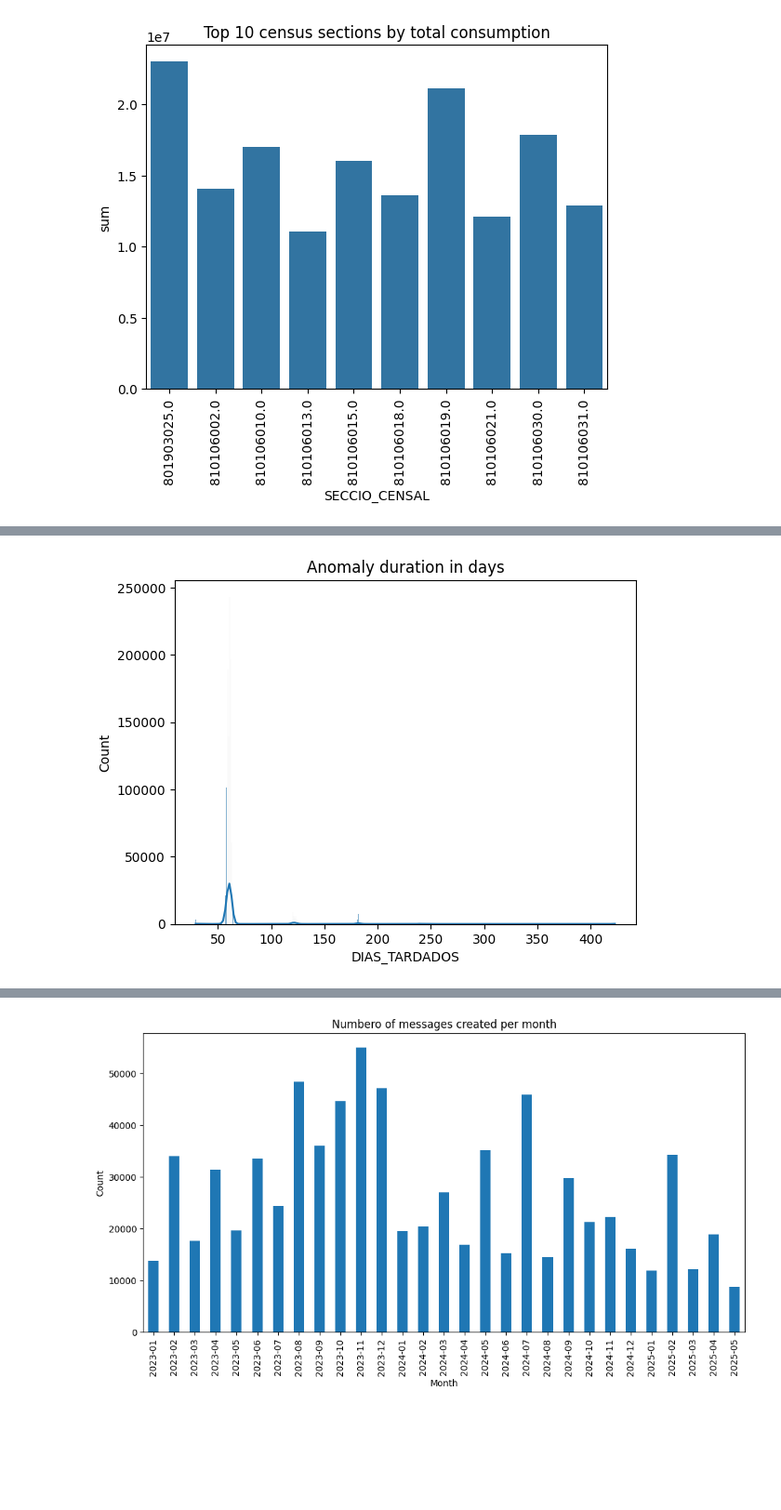
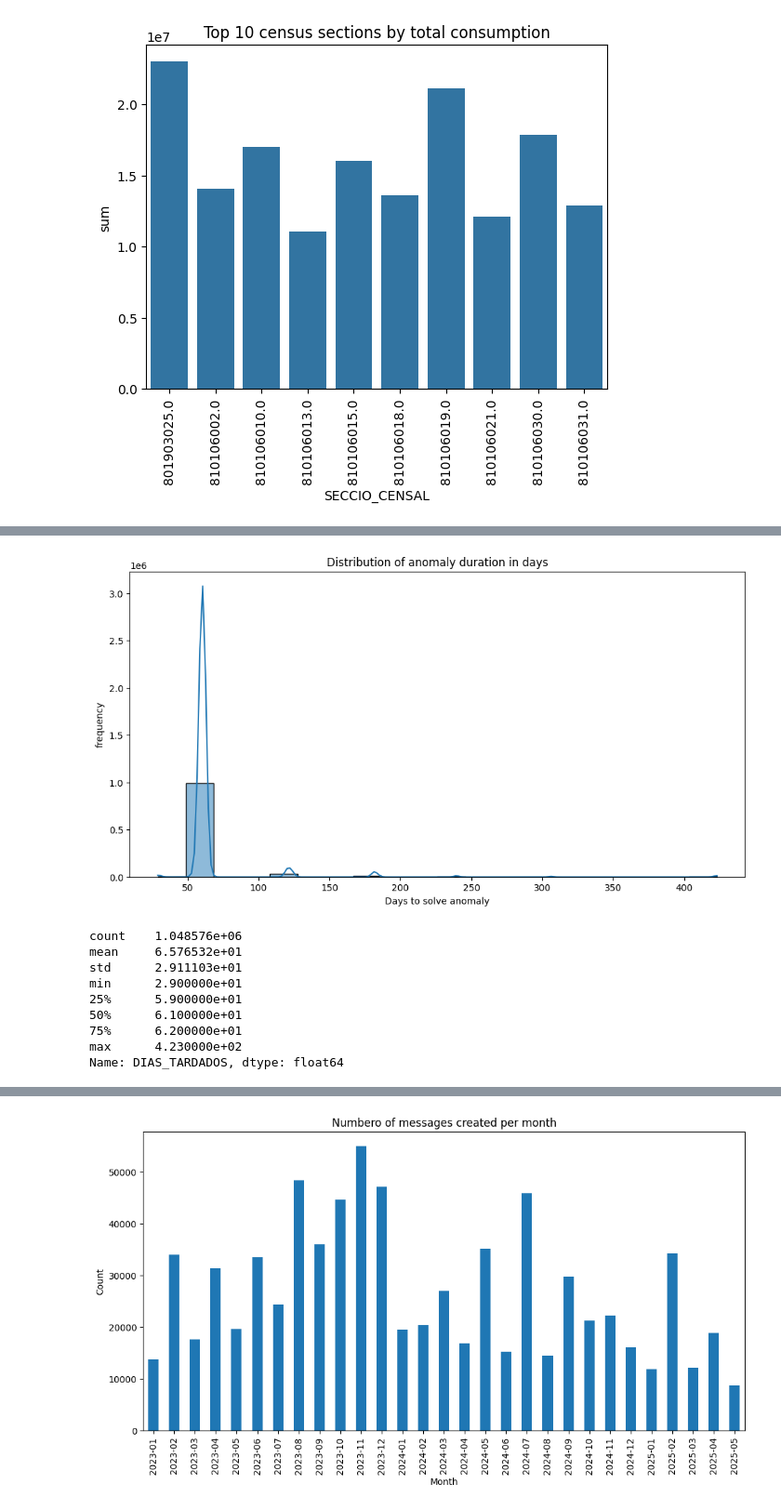
Before and after one commit to Melanynuria/When-water-speaks, a Jupyter notebook: notebooks/02_EDA.ipynb, the cells around one changed output, grey strips where cells are left out. Shown at 93% size. Drawn from its saved outputs; the diff is of its cells as text; code cells hidden in the pictures; blank space fills up the shorter version.

```diff
--- a/notebooks/02_EDA.ipynb
+++ b/notebooks/02_EDA.ipynb
@@ -23,8 +23,8 @@ Load data
 # %%
-fp_CTA = '../data/clean_sample_consum_total_agregat.parquet'
-fp_RCA = '../data/clean_sample_repte_consums_anomals.parquet'
-fp_FEC='../data/clean_sample_fuites_experiencia_client.parquet'
-fp_ICI='../data/clean_sample_incidencies_comptadors_intelligents.parquet'
+fp_CTA = '../data/final_clean_sample_consum_total_agregat.parquet'
+fp_RCA = '../data/final_clean_sample_repte_consums_anomals.parquet'
+fp_FEC='../data/final_clean_sample_fuites_experiencia_client.parquet'
+fp_ICI='../data/final_clean_sample_incidencies_comptadors_intelligents.parquet'
 
 from src.data_preprocessing import load_parquet_to_df
 df_CTA = load_parquet_to_df(fp_CTA)
@@ -194,11 +257,24 @@ Text(0.5, 1.0, 'Top 10 anomalies codes')
 # %%
 df_RCA['DIAS_TARDADOS']= (df_RCA['END_DATE']-df_RCA['START_DATE']).dt.days
+
+plt.figure(figsize=(12,6))
+sns.histplot(df_RCA['DIAS_TARDADOS'],bins=20,kde=True)
+plt.title("Distribution of anomaly duration in days")
+plt.xlabel("Days to solve anomaly")
+plt.ylabel("frequency")
+plt.show()
+
 df_RCA['DIAS_TARDADOS'].describe()
-
-sns.histplot(df_RCA['DIAS_TARDADOS'],kde=True)
-plt.title("Anomaly duration in days")
-plt.show()
 # %% [output]
-[figure, old version]
+[figure, new version]
+count    1.048576e+06
+mean     6.576532e+01
+std      2.911103e+01
+min      2.900000e+01
+25%      5.900000e+01
+50%      6.100000e+01
+75%      6.200000e+01
+max      4.230000e+02
+Name: DIAS_TARDADOS, dtype: float64
 # %%
 anom_time=df_RCA.groupby('CODI_ANOMALIA')['DIAS_TARDADOS'].mean().sort_values(ascending=False)
```
Also changed, not shown: parts of 44 cells of this notebook, 1 other file.
